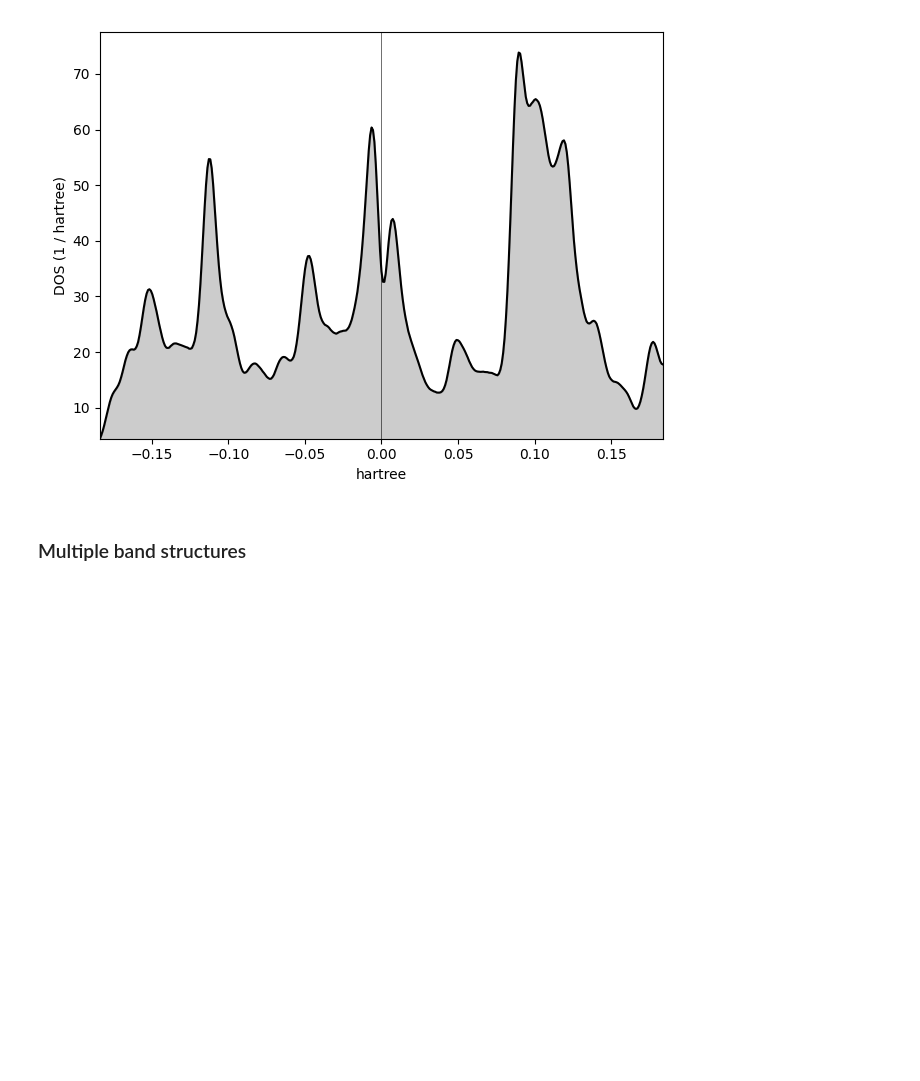
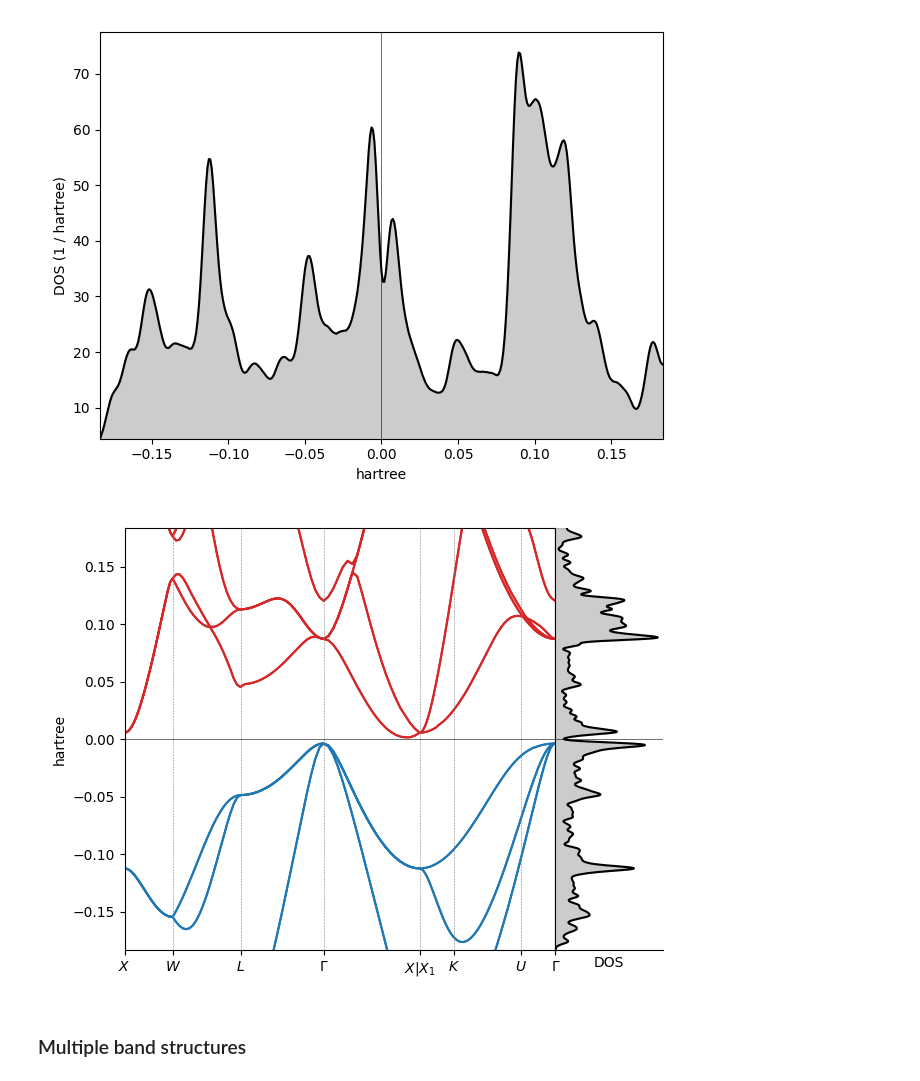
Before and after one commit to Lattay/YAIV, a Jupyter notebook: Tutorial/plot.ipynb, the cells around one changed output. Cells and saved outputs as stored; diff of their text form; code cells hidden in the pictures; blank space fills up the shorter version.

```diff
--- a/Tutorial/plot.ipynb
+++ b/Tutorial/plot.ipynb
@@ -56,6 +51,14 @@ ax=plot.DOS(bands,
 plt.show()
 # %% [output]
 [figure]
+# %%
+bands=spectrum.ElectronBands('data/qe/results_bands/bands.xml')
+bands.kpath=grep.kpath('data/qe/results_bands/Si.bands.pwi')
+ax=plot.bandsDOS(bands,
+              window=[-5,5]*ureg.eV)
+plt.show()
+# %% [output]
+[figure, added]
 # %% [markdown]
 ### Multiple band structures
 # %%
```
Also changed, not shown: parts of 3 cells of this notebook, 1 other file.
